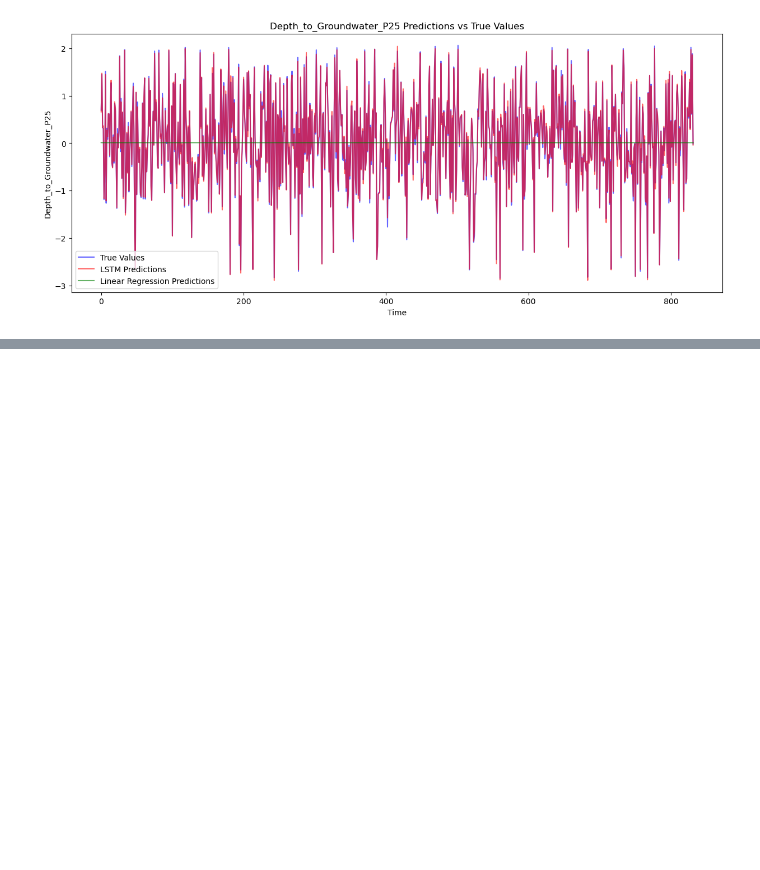
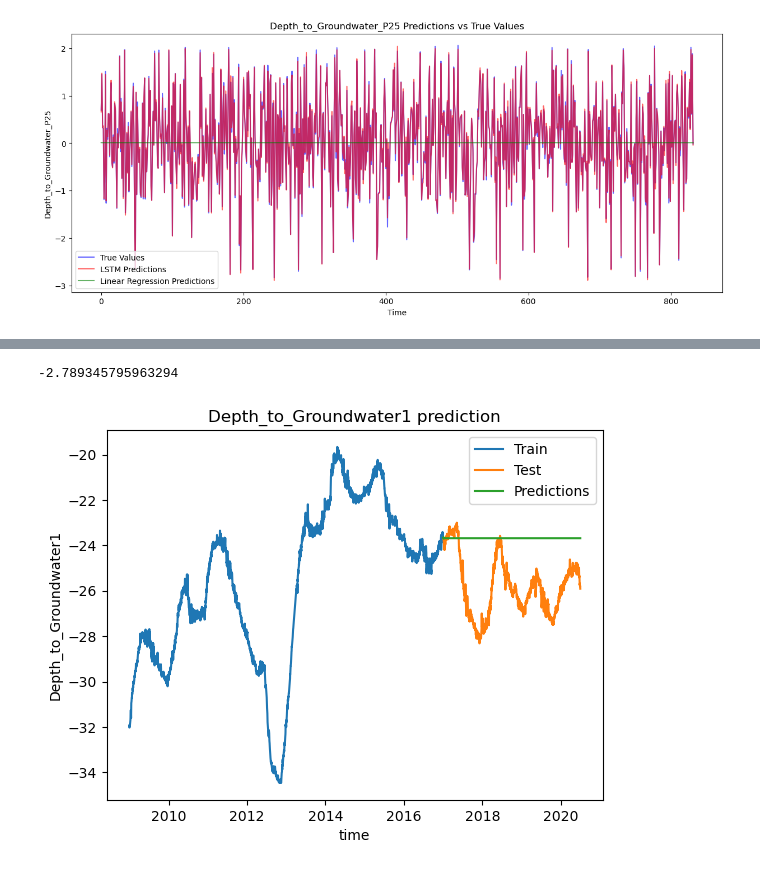
Before and after one commit to ZhouXiinlei/ml_WaterAnalytics, a Jupyter notebook: Aquifer_Petrignano_Process.ipynb, the cells around one changed output, grey strips where cells are left out. Drawn from its saved outputs; the diff is of its cells as text; code cells hidden in the pictures; blank space fills up the shorter version.

```diff
--- a/Aquifer_Petrignano_Process.ipynb
+++ b/Aquifer_Petrignano_Process.ipynb
@@ -383,0 +384,19 @@ for i, target_column in enumerate(target_columns):
+# %%
+from statsmodels.tsa.arima.model import ARIMA
+model = ARIMA(train_data, order=(0, 1, 18))
+model_fit = model.fit()
+start_date = test_data.index[0]
+end_date = test_data.index[-1]
+predictions = model_fit.predict(start=start_date, end=end_date)
+print(r2_score(test_data, predictions))
+plt.plot(train_data, label='Train')
+plt.plot(test_data, label='Test')
+plt.plot(predictions, label='Predictions')
+plt.xlabel('time')
+plt.ylabel('Depth_to_Groundwater1')
+plt.title('Depth_to_Groundwater1 prediction')
+plt.legend()
+plt.show()
+# %% [output]
+-2.789345795963294
+[figure, added]
```
Also changed, not shown: parts of 4 cells of this notebook, 2 other files.
